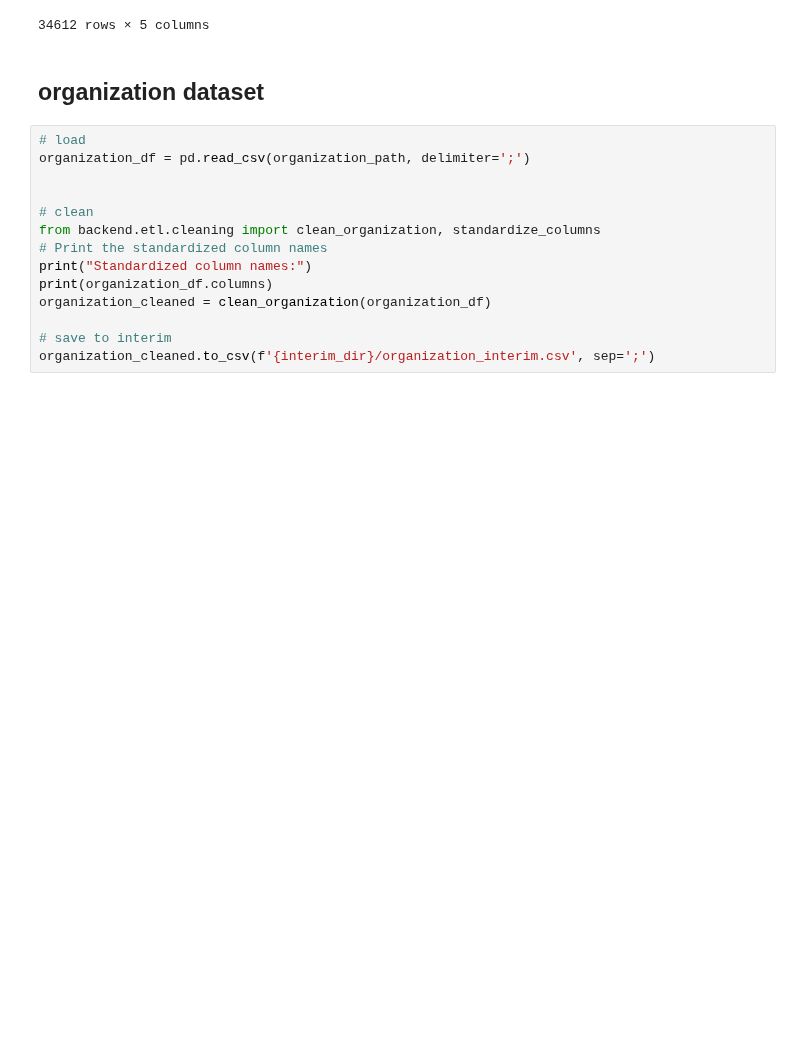
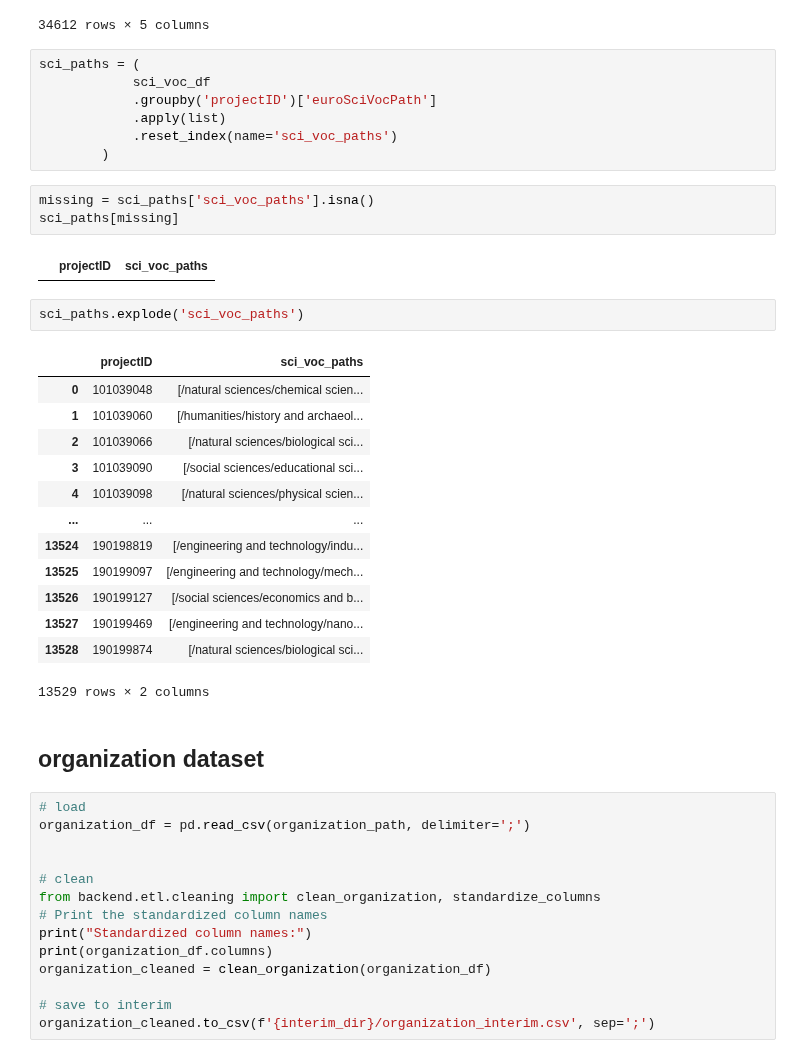
Before and after one commit to sulikismaylovv/EU_Horizon_Dashboard, a Jupyter notebook: notebooks/01_data_preparation.ipynb, the cells around one changed output. Drawn from its saved outputs; the diff is of its cells as text; blank space fills up the shorter version.

Commit message:
Cover missing values after enrichment

```diff
--- a/notebooks/01_data_preparation.ipynb
+++ b/notebooks/01_data_preparation.ipynb
@@ -372,6 +372,34 @@ sci_voc_df
 | 34610 | 101134907 | /21/39/195 | /medical and health sciences/clin... | paediatrics | NaN |
 | 34611 | 101095483 | /21/39/225 | /medical and health sciences/clin... | oncology | NaN |
 34612 rows × 5 columns
+# %%
+sci_paths = (
+            sci_voc_df
+            .groupby('projectID')['euroSciVocPath']
+            .apply(list)
+            .reset_index(name='sci_voc_paths')
+        )
+# %%
+missing = sci_paths['sci_voc_paths'].isna()
+sci_paths[missing]
+# %% [output]
+|  | projectID | sci_voc_paths |
+# %%
+sci_paths.explode('sci_voc_paths')
+# %% [output]
+|  | projectID | sci_voc_paths |
+| 0 | 101039048 | [/natural sciences/chemical scien... |
+| 1 | 101039060 | [/humanities/history and archaeol... |
+| 2 | 101039066 | [/natural sciences/biological sci... |
+| 3 | 101039090 | [/social sciences/educational sci... |
+| 4 | 101039098 | [/natural sciences/physical scien... |
+| ... | ... | ... |
+| 13524 | 190198819 | [/engineering and technology/indu... |
+| 13525 | 190199097 | [/engineering and technology/mech... |
+| 13526 | 190199127 | [/social sciences/economics and b... |
+| 13527 | 190199469 | [/engineering and technology/nano... |
+| 13528 | 190199874 | [/natural sciences/biological sci... |
+13529 rows × 2 columns
 # %% [markdown]
 ## organization dataset
 # %%
```
Also changed, not shown: 1 other file.
